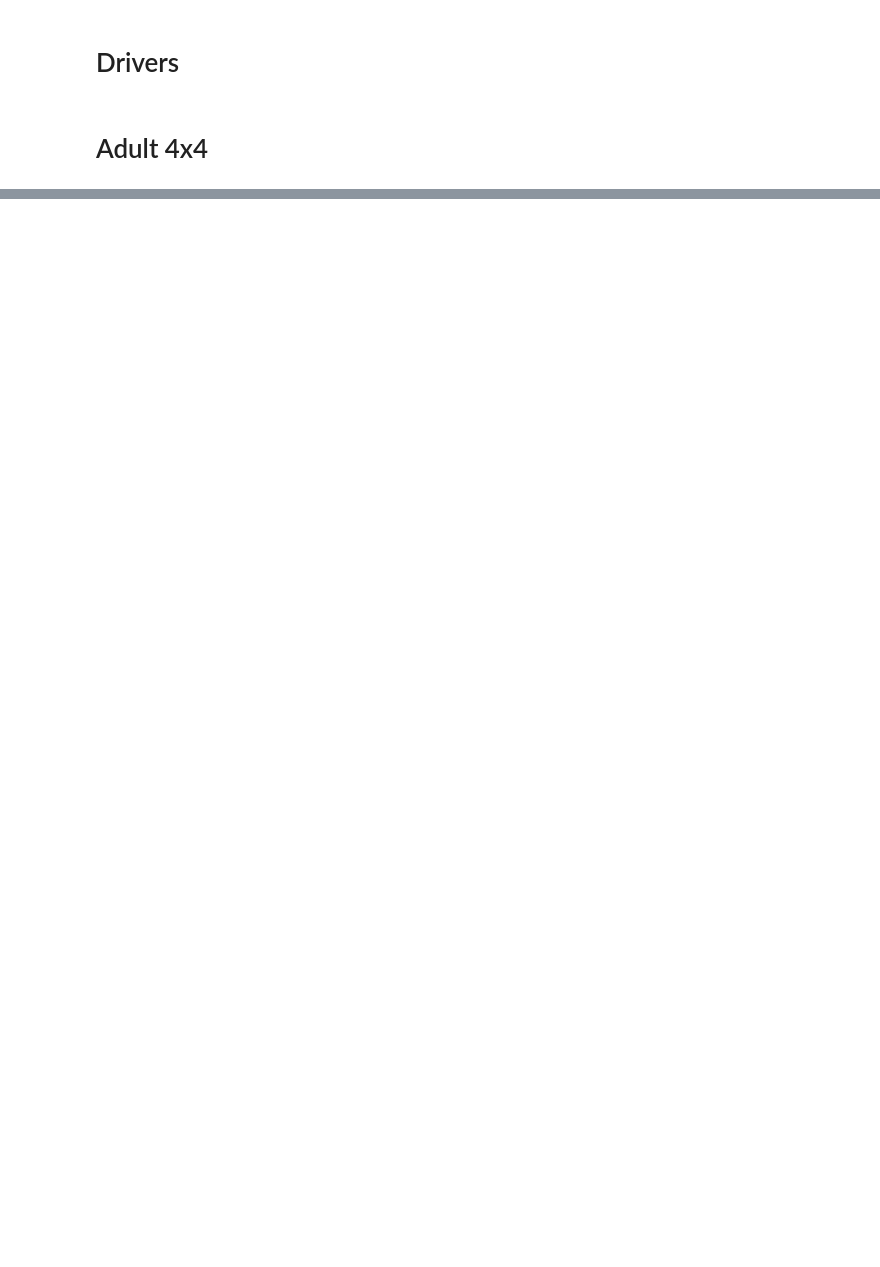
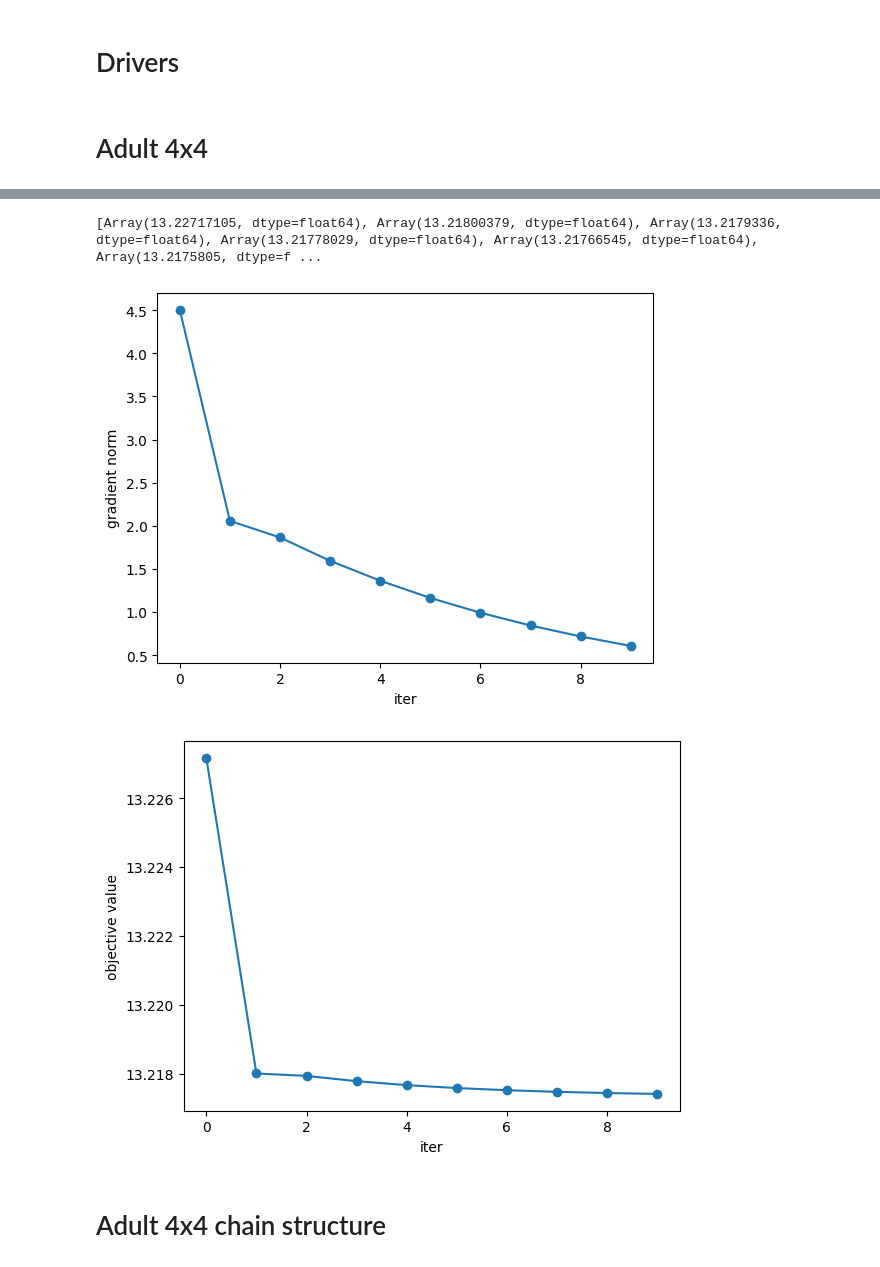
Before and after one commit to ceciliaferrando/private-ggm, a Jupyter notebook: PrivateGGM-notebook.ipynb, the cells around one changed output, grey strips where cells are left out. Cells and saved outputs as stored; diff of their text form; code cells hidden in the pictures; blank space fills up the shorter version.

Commit message:
restructured functions, superdriver

```diff
--- a/PrivateGGM-notebook.ipynb
+++ b/PrivateGGM-notebook.ipynb
@@ -716,0 +528,24 @@ KeyboardInterrupt:
+# %%
+# data path
+adult_path = "/Users/ceciliaferrando/Documents/UMASS/RESEARCH/DPsynthesisML/hd-datasets-master/clean/adult.csv"
+adult_d4 = pd.read_csv(adult_path)[["age", "workclass", "fnlwgt", "education"]]
+adult_d4.to_csv("/Users/ceciliaferrando/Documents/UMASS/RESEARCH/DPsynthesisML/hd-datasets-master/clean/adult_d4.csv", index=False)
+
+adult_d4_path = "/Users/ceciliaferrando/Documents/UMASS/RESEARCH/DPsynthesisML/hd-datasets-master/clean/adult_d4.csv"
+
+# Specify the custom structure for the 4x4 case
+structure_dict_4x4 = {
+    'off_diag_positions': [(1, 0)]  # Example chain structure for 4x4
+}
+
+print(adult_d4)
+
+# Run the driver function
+results_adult_d4 = run_driver(
+    data_path=adult_d4_path,
+    structure_dict=structure_dict_4x4,
+    max_iters=10,  # Number of iterations for optimization
+    iterative=False  # Non-iterative mode
+)
+
+print(results_adult_d4)
@@ -716,0 +570,22 @@ KeyboardInterrupt:
+# %%
+g_vals = results_adult_d4.get('g_vals')
+obj_vals = results_adult_d4.get('obj_vals')
+print(obj_vals)
+
+plt.plot(g_vals, marker="o")
+plt.xlabel("iter")
+plt.ylabel("gradient norm")
+plt.savefig("adult4x4_1offdiag_grads.png")
+plt.show()
+
+plt.plot(obj_vals, marker="o")
+plt.xlabel("iter")
+plt.ylabel("objective value")
+plt.savefig("adult4x4_1offdiag_objvals.png")
+plt.show()
+# %% [output]
+[Array(13.22717105, dtype=float64), Array(13.21800379, dtype=float64), Array(13.2179336, dtype=float64), Array(13.21778029, dtype=float64), Array(13.21766545, dtype=float64), Array(13.2175805, dtype=f ...
+[figure, added]
+[figure, added]
+# %% [markdown]
+# Adult 4x4 chain structure
```
Also changed, not shown: parts of 15 cells of this notebook.
